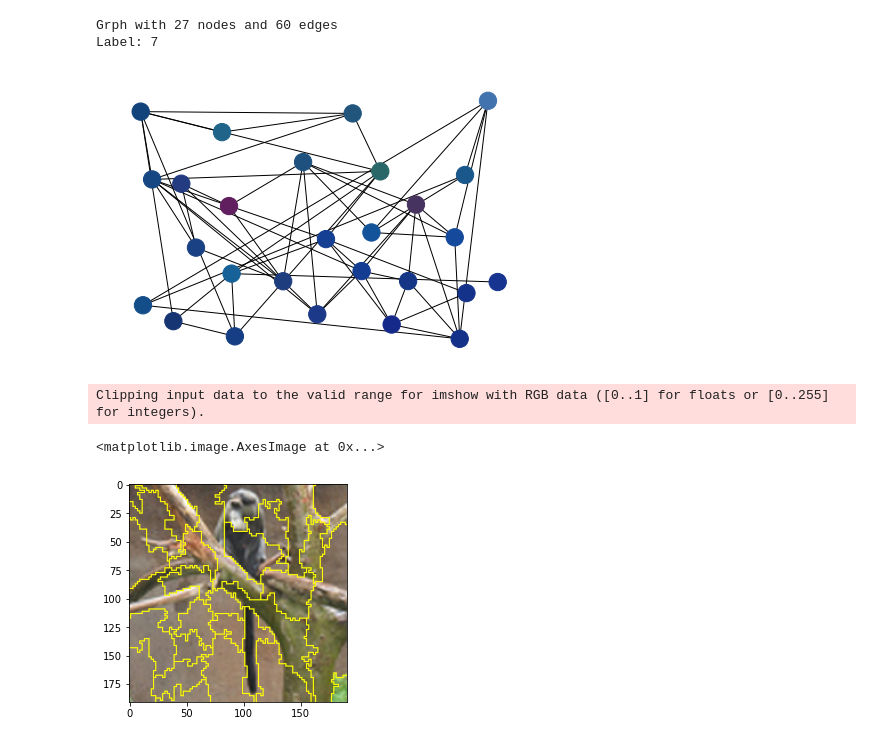
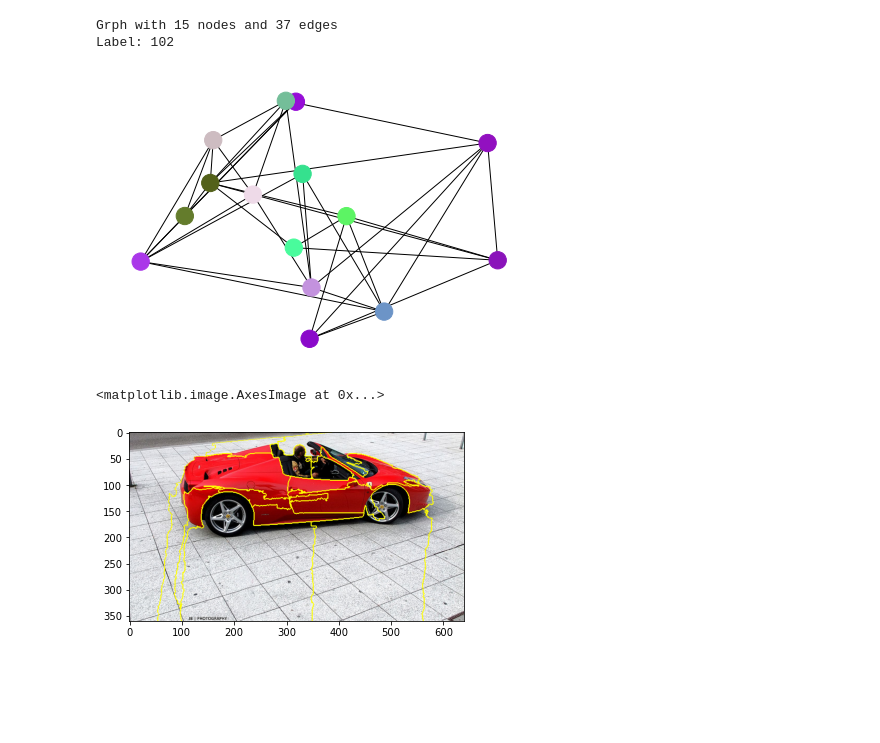
Before and after one commit to jpelayx/mnist-graphs, a Jupyter notebook: stanfordcars_slic_viz.ipynb, the cells around one changed output. Saved outputs shown, nothing was run; the diff lists cells and outputs as text; code cells hidden in the pictures; blank space fills up the shorter version.

```diff
--- a/stanfordcars_slic_viz.ipynb
+++ b/stanfordcars_slic_viz.ipynb
@@ -14,4 +14,4 @@ import skimage as ski
 from skimage.color import rgb2hsv
 # %%
 
-ds = datasets.STL10(root="stl10/test", split='test', download=True, transform=T.ToTensor())
+ds = datasets.StanfordCars(root="stanfordcars/test", split='test', download=True, transform=T.ToTensor())
@@ -109,13 +107,12 @@ color = data.x[:,0:3]
 pos = dict(zip(range(data.num_nodes), data.pos.numpy()))
 nx.draw(g, pos=pos, node_color=color)
 # %% [output]
-Grph with 27 nodes and 60 edges
-Label: 7
+Grph with 15 nodes and 37 edges
+Label: 102
-[figure, old version]
+[figure, new version]
 # %%
 
-plt.imshow(ski.segmentation.mark_boundaries(img_np, s, mode='subpixel'))
+plt.imshow(ski.segmentation.mark_boundaries(img_np, s))
 # %% [output]
-Clipping input data to the valid range for imshow with RGB data ([0..1] for floats or [0..255] for integers).
+<matplotlib.image.AxesImage at 0x...>
-<matplotlib.image.AxesImage at 0x...>
-[figure, old version]
+[figure, new version]
```
Also changed, not shown: parts of 3 cells of this notebook, 7 other files.
